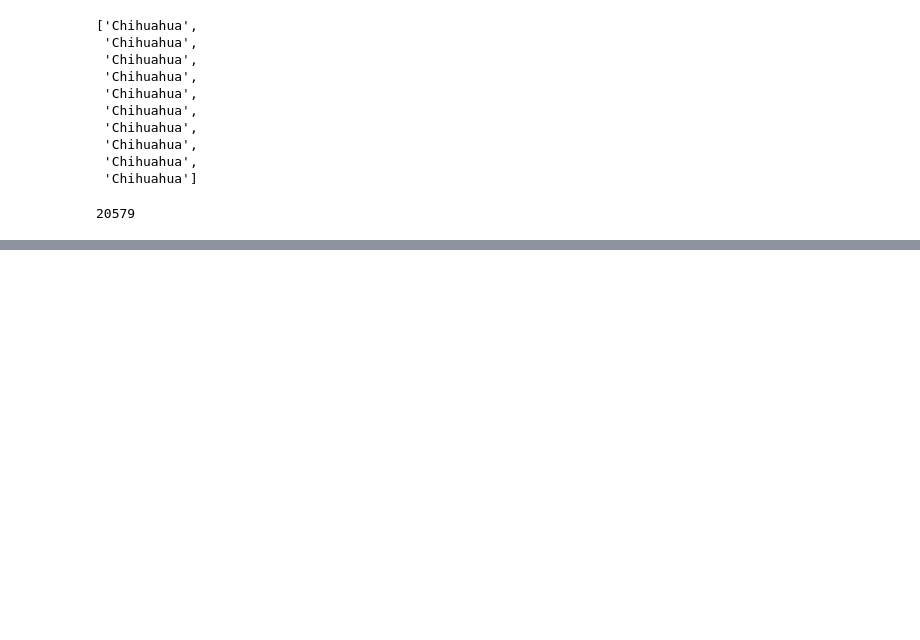
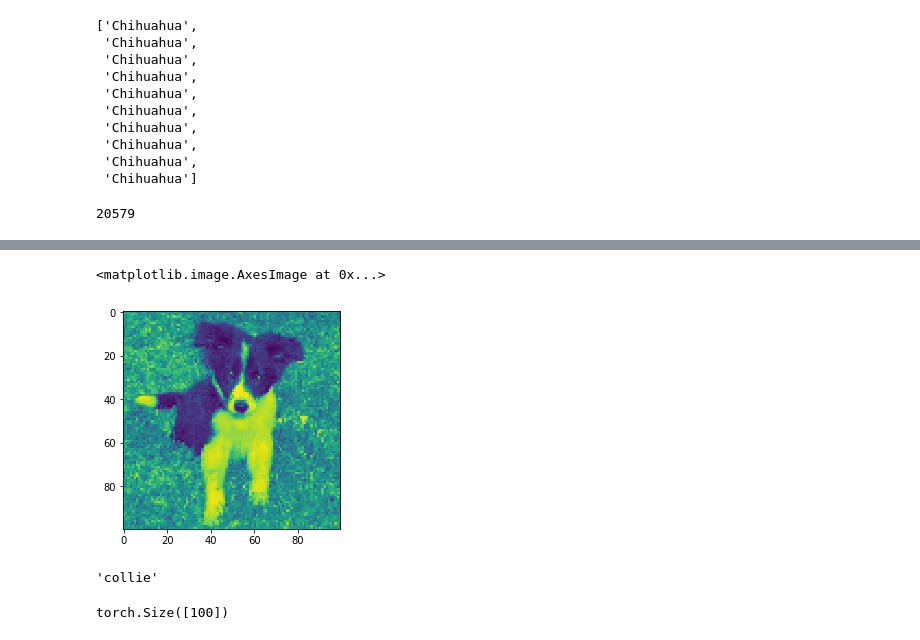
Before and after one commit to swbuchanan13/Artificial-dogs-with-GANs, a Jupyter notebook: Puppy_Classifier.ipynb, the cells around one changed output, grey strips where cells are left out. Cells and saved outputs as stored; diff of their text form; code cells hidden in the pictures; blank space fills up the shorter version.

Commit message:
first round at dataset creation

```diff
--- a/Puppy_Classifier.ipynb
+++ b/Puppy_Classifier.ipynb
@@ -155,0 +169,20 @@ len(annotations)
+# %%
+class PuppyBreedDataset(Dataset):
+    def __init__(self, data):
+        self.num_files = len(data)
+        self.data = data
+
+    def __len__(self):
+        return self.num_files
+
+    def __getitem__(self, idx):
+        row = self.data.iloc[idx,:]
+        y = row['Breed']
+        print(y)
+        img_path = row['Image_Path']
+        print(img_path)
+        x = read_image(str(img_path))
+        x = cv2.resize(x, (100, 100))
+        return np.rollaxis(x, 2), y
+# %%
+train_ds = PuppyBreedDataset(puppy_data)
@@ -155,0 +200,2 @@ len(annotations)
+# %%
+train_loader = DataLoader(train_ds, batch_size=64, shuffle=True)
@@ -155,0 +239,2 @@ len(annotations)
+# %%
+x, y = next(iter(train_loader))
@@ -155,0 +259,15 @@ len(annotations)
+# %%
+plt.imshow(x[2][0])
+# %% [output]
+<matplotlib.image.AxesImage at 0x...>
+[figure, added]
+# %%
+y[2]
+# %% [output]
+'collie'
+# %%
+x = x[0].float()
+y = y[0]
+x.shape
+# %% [output]
+torch.Size([100])
```
Also changed, not shown: parts of 14 cells of this notebook.
